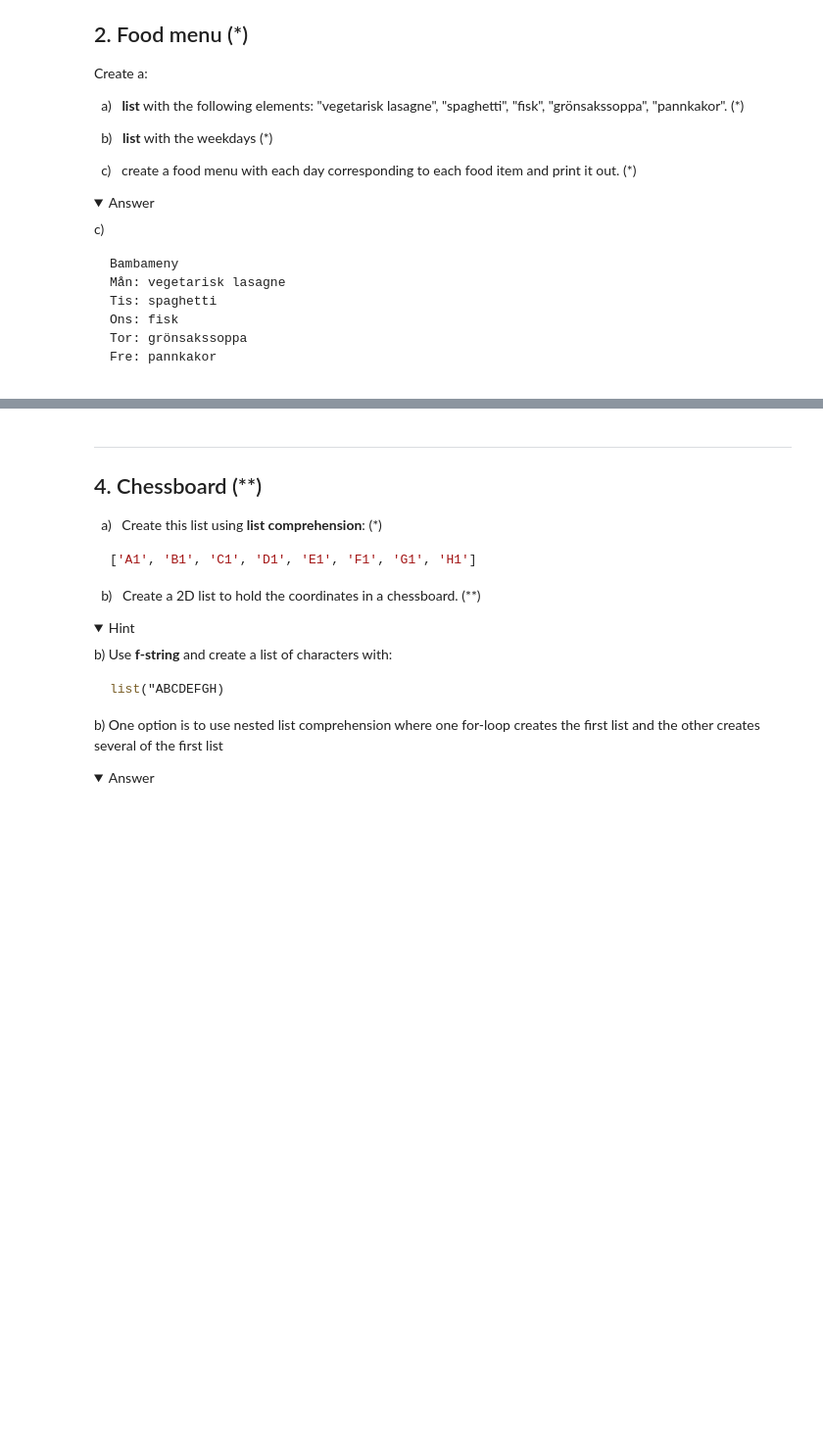
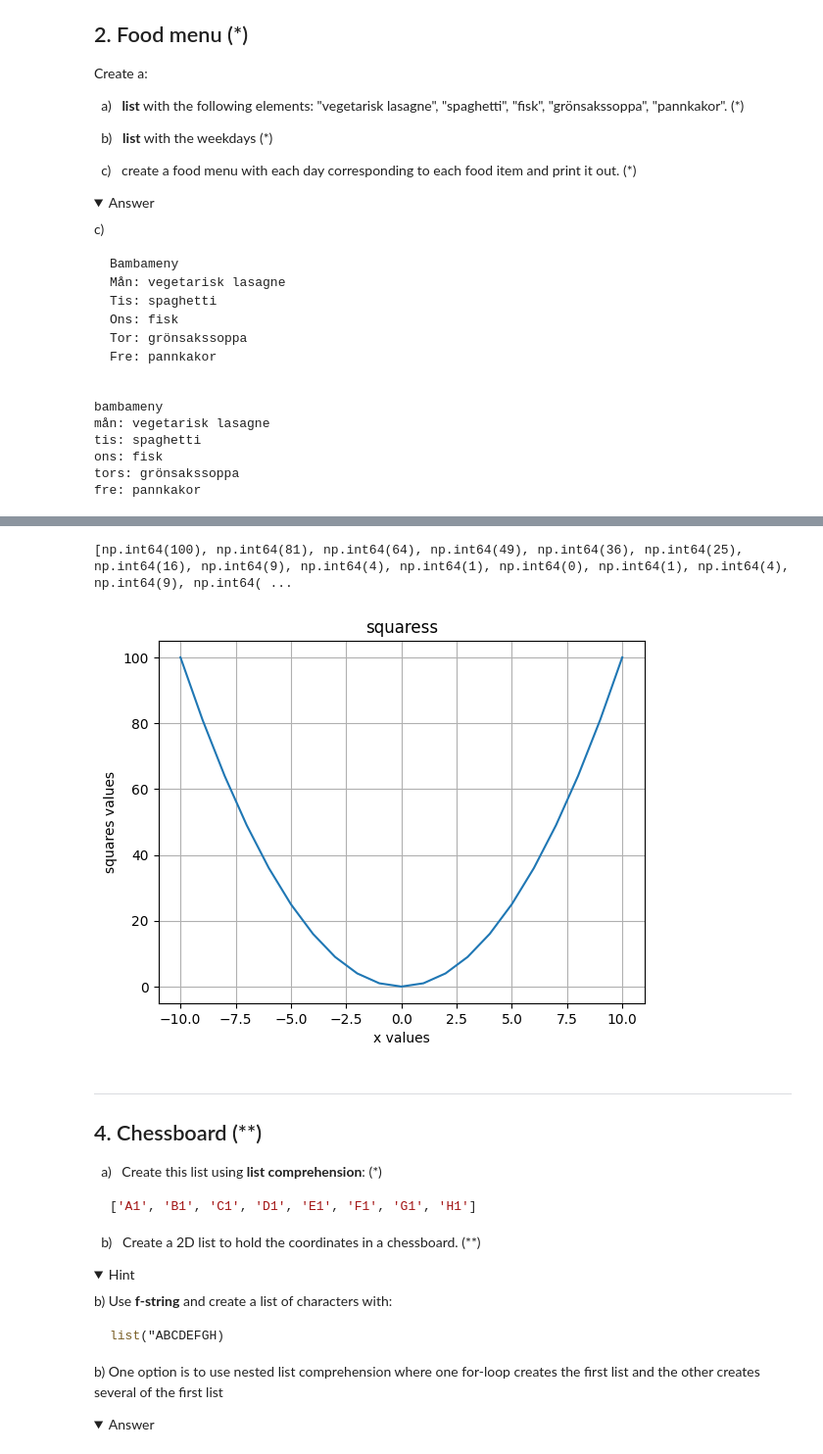
Before and after one commit to nouralahmad89-crypto/python-programming-Nour-Alahmad, a Jupyter notebook: Exercises/04-list-exercise.ipynb, the cells around one changed output, grey strips where cells are left out. Shown at 98% size. Saved outputs shown, nothing was run; the diff lists cells and outputs as text; code cells hidden in the pictures; folded sections open; blank space fills up the shorter version.

Commit message:
work on list file

````diff
--- a/Exercises/04-list-exercise.ipynb
+++ b/Exercises/04-list-exercise.ipynb
@@ -77,6 +93,20 @@ Fre: pannkakor
 ```
 
 </details>
+# %%
+foods=["vegetarisk lasagne", "spaghetti", "fisk", "grönsakssoppa", "pannkakor"]
+weekdays=["mån","tis","ons","tors","fre", "lör", "sön"]
+#food_menu= list(zip(food, weekdays))
+print("bambameny")
+for day , food in zip(weekdays, foods):
+    print(f"{day}: {food}")
+# %% [output]
+bambameny
+mån: vegetarisk lasagne
+tis: spaghetti
+ons: fisk
+tors: grönsakssoppa
+fre: pannkakor
 # %% [markdown]
 ---
 ## 3. Squares (*)
@@ -98,6 +128,20 @@ b)
 
 <img align="left" src="../assets/x^2_graph.png" width="300"/>
 </details>
+# %%
+import matplotlib. pylab as plt
+import numpy as np
+squares= [ np.power(x,2) for x in range(-10,11)]
+print(squares)
+x= np.array(range(-10,11))
+plt.plot(x,squares)
+plt.title("squaress")
+plt.xlabel("x values")
+plt.ylabel("squares values")
+plt.grid(True)
+# %% [output]
+[np.int64(100), np.int64(81), np.int64(64), np.int64(49), np.int64(36), np.int64(25), np.int64(16), np.int64(9), np.int64(4), np.int64(1), np.int64(0), np.int64(1), np.int64(4), np.int64(9), np.int64( ...
+[figure, added]
 # %% [markdown]
 ---
 ## 4. Chessboard (**)
````
Also changed, not shown: parts of 3 cells of this notebook.
